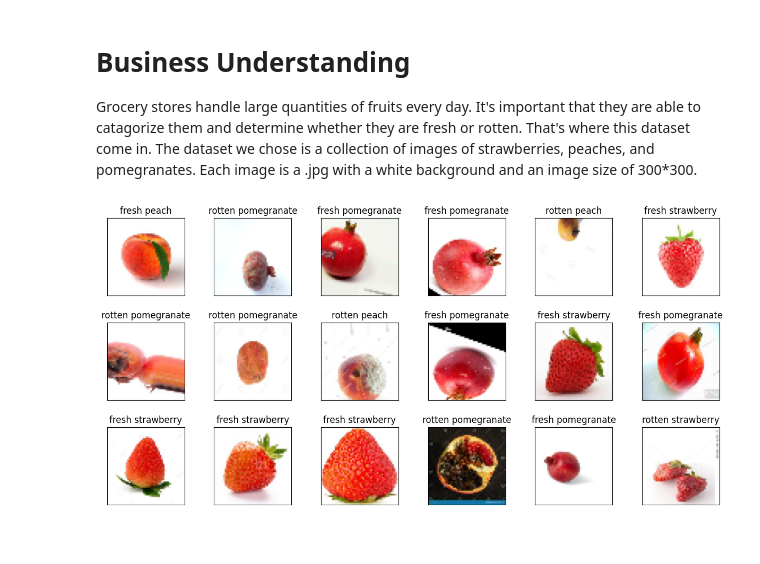
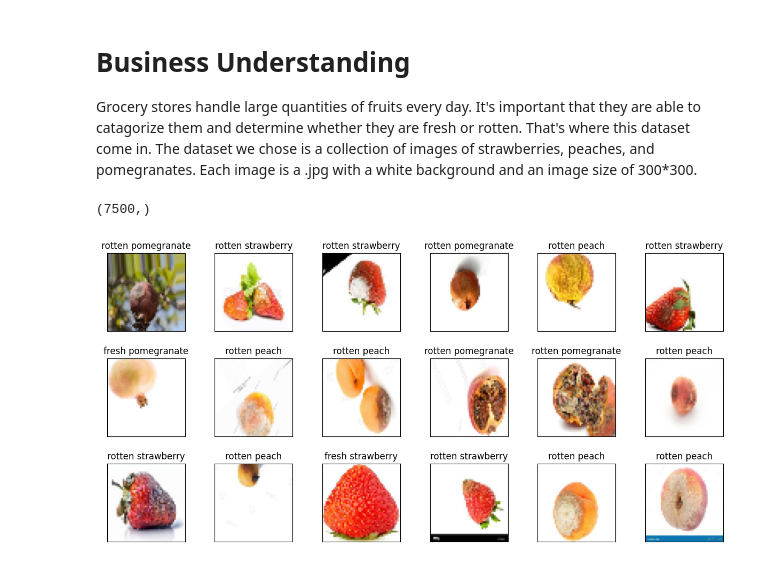
Before and after one commit to QuinnMatthews/MLinPyNotebooks, a Jupyter notebook: Lab Two/LabTwo.ipynb, the cells around one changed output. Drawn from its saved outputs; the diff is of its cells as text; code cells hidden in the pictures; blank space fills up the shorter version.

```diff
--- a/Lab Two/LabTwo.ipynb
+++ b/Lab Two/LabTwo.ipynb
@@ -11,10 +11,11 @@ import os
 # Load image data from directory
 fruits = ['peach', 'pomegranate', 'strawberry']
 
+# Set the image size
 h, w = 50, 50
-data_set = []
-# maybe put a 2D array here --> ["rotten peach"] [ [rotten, peach] ]
-dataset_target = []
+
+data_set = [] # Image data
+dataset_target = [] # Target information, [fresh/rotten, fruit type]
 
 for fruit in fruits:
     fruit_type = ['fresh', 'rotten']
@@ -25,26 +26,39 @@ for fruit in fruits:
         # Load the image data
         for img in os.listdir(path):
             img_array = cv2.imread(os.path.join(path, img))
+
+            # Set color to RGB
             img_array = cv2.cvtColor(img_array, cv2.COLOR_BGR2RGB)
+
+            # Resize the image
             img_array = cv2.resize(img_array, (h, w))
+
+            # Flatten the image
             img_array = img_array.flatten()
             data_set.append(img_array)
-            dataset_target.append(f'{ft} {fruit}')
 
-# a helper plotting function
-import random
-# modified from original to plot random sample
-def plot_gallery(images, titles, h, w, n_row=3, n_col=6):
-    plt.figure(figsize=(2 * n_col, 2 * n_row))
-    plt.subplots_adjust(bottom=0, left=.01, right=.99, top=.90, hspace=.35)
-    plot_index=random.sample(range(0,len(data_set)),n_row * n_col)
-    for i in range(n_row * n_col):
-        plt.subplot(n_row, n_col, i + 1)
-        plt.imshow(images[plot_index[i]].reshape((h, w, 3)))
-        plt.title(titles[plot_index[i]], size=12)
-        plt.xticks(())
-        plt.yticks(())
+            # Add the target information
+            dataset_target.append(list([ft, fruit]))
 
-plot_gallery(data_set, dataset_target, h, w)
+
+data_set[0].shape
 # %% [output]
-[figure, removed]
+(7500,)
+# %%
+import random
+
+def plot_rand_gallery(images, titles, h, w, n_row=3, n_col=6):
+    plt.figure(figsize=(2 * n_col, 2 * n_row))
+    plt.subplots_adjust(bottom=0, left=.01, right=.99, top=.90, hspace=.35)
+    plot_index=random.sample(range(0,len(data_set)),n_row * n_col)
+    for i in range(n_row * n_col):
+        plt.subplot(n_row, n_col, i + 1)
+        plt.imshow(images[plot_index[i]].reshape((h, w, 3)))
+        title = titles[plot_index[i]][0] + " " + titles[plot_index[i]][1]
+        plt.title(title, size=12)
+        plt.xticks(())
+        plt.yticks(())
+
+plot_rand_gallery(data_set, dataset_target, h, w)
+# %% [output]
+[figure, added]
```
Also changed, not shown: parts of 7 cells of this notebook.
